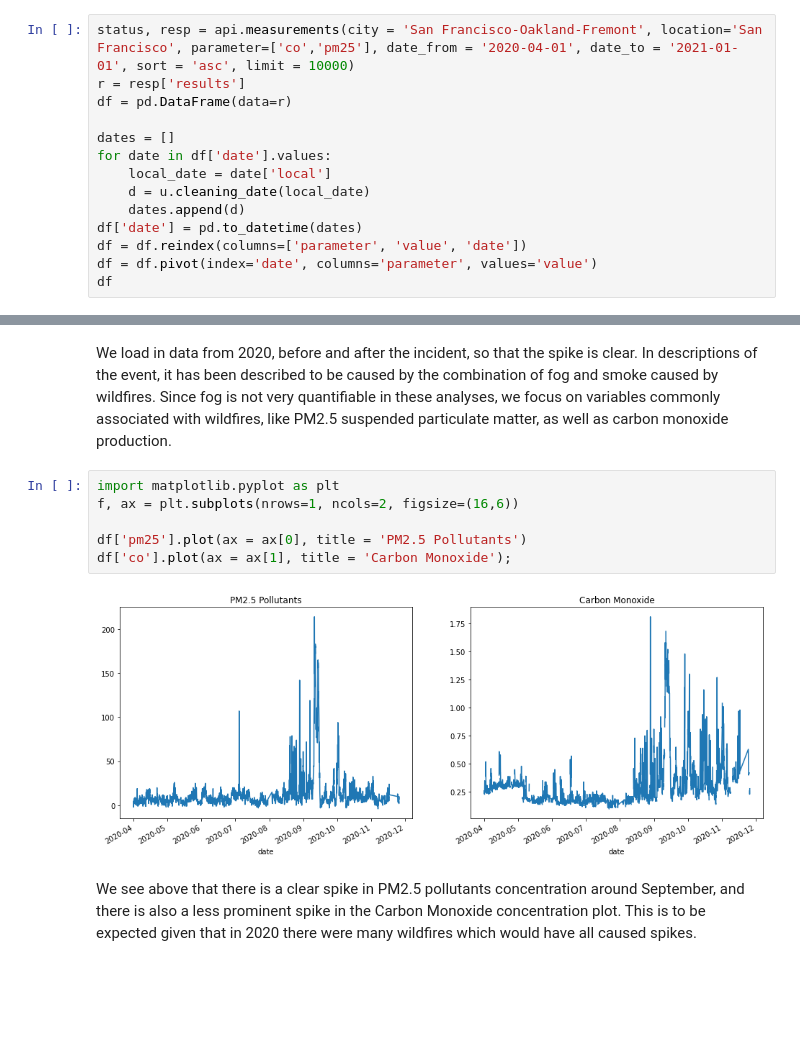
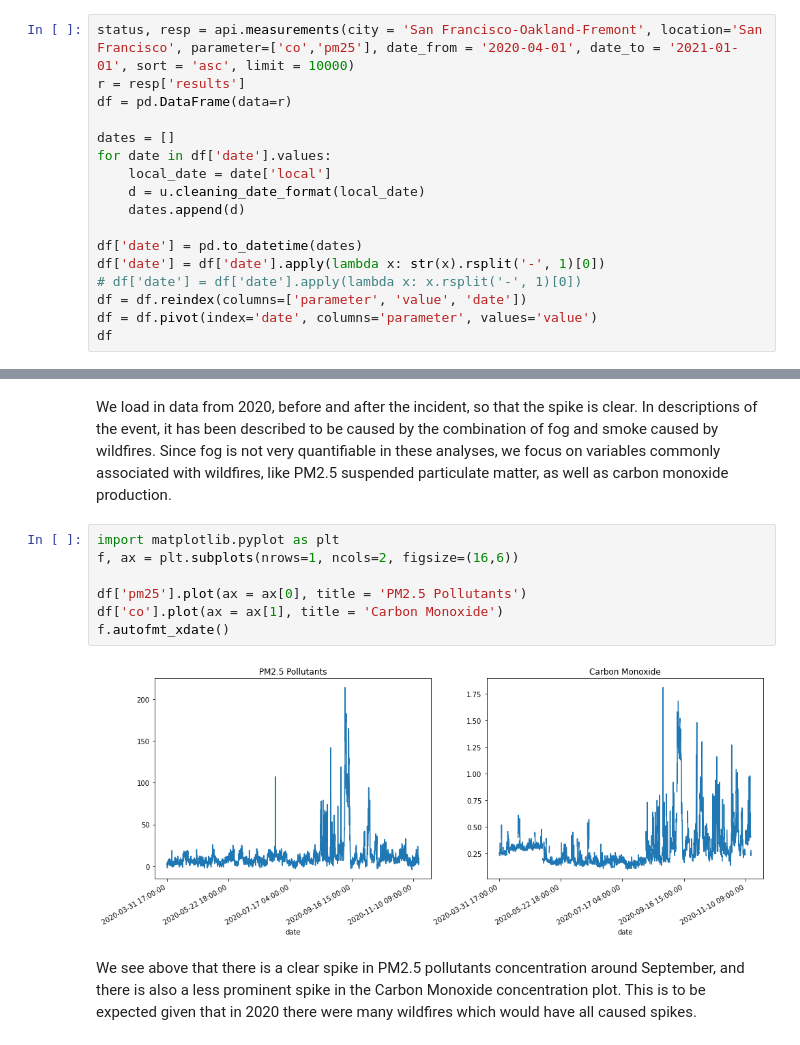
Before and after one commit to UCB-stat-159-s22/hw07-group13, a Jupyter notebook: modelling.ipynb, the cells around one changed output, grey strips where cells are left out. Cells and saved outputs as stored; diff of their text form; blank space fills up the shorter version.

```diff
--- a/modelling.ipynb
+++ b/modelling.ipynb
@@ -19,9 +19,12 @@ df = pd.DataFrame(data=r)
 dates = []
 for date in df['date'].values:
     local_date = date['local']
-    d = u.cleaning_date(local_date)
+    d = u.cleaning_date_format(local_date)
     dates.append(d)
+
 df['date'] = pd.to_datetime(dates)
+df['date'] = df['date'].apply(lambda x: str(x).rsplit('-', 1)[0])
+# df['date'] = df['date'].apply(lambda x: x.rsplit('-', 1)[0])
 df = df.reindex(columns=['parameter', 'value', 'date'])
 df = df.pivot(index='date', columns='parameter', values='value')
 df
@@ -46,11 +49,12 @@ In descriptions of the event, it has been described to be caused by the combinat
 # %%
 import matplotlib.pyplot as plt
 f, ax = plt.subplots(nrows=1, ncols=2, figsize=(16,6))
 
 df['pm25'].plot(ax = ax[0], title = 'PM2.5 Pollutants')
-df['co'].plot(ax = ax[1], title = 'Carbon Monoxide');
+df['co'].plot(ax = ax[1], title = 'Carbon Monoxide')
+f.autofmt_xdate()
 # %% [output]
-[figure, old version]
+[figure, new version]
 # %% [markdown]
 We see above that there is a clear spike in PM2.5 pollutants concentration around September, and there is also a less prominent spike in the Carbon Monoxide concentration plot. This is to be expected given that in 2020 there were many wildfires which would have all caused spikes.
 # %% [markdown]
```
Also changed, not shown: parts of 6 cells of this notebook, 18 other files.
